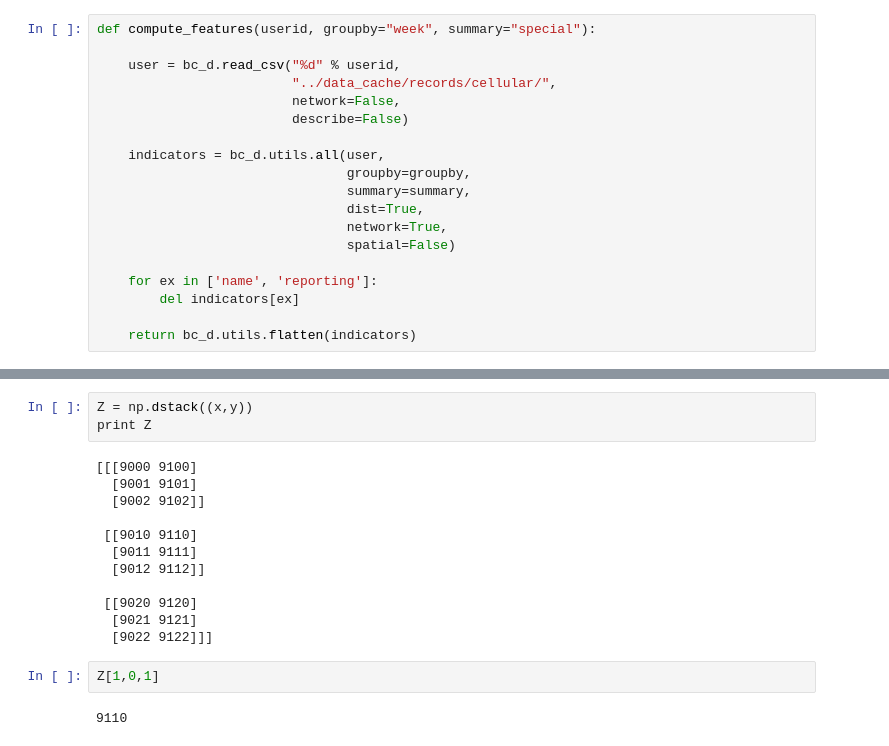
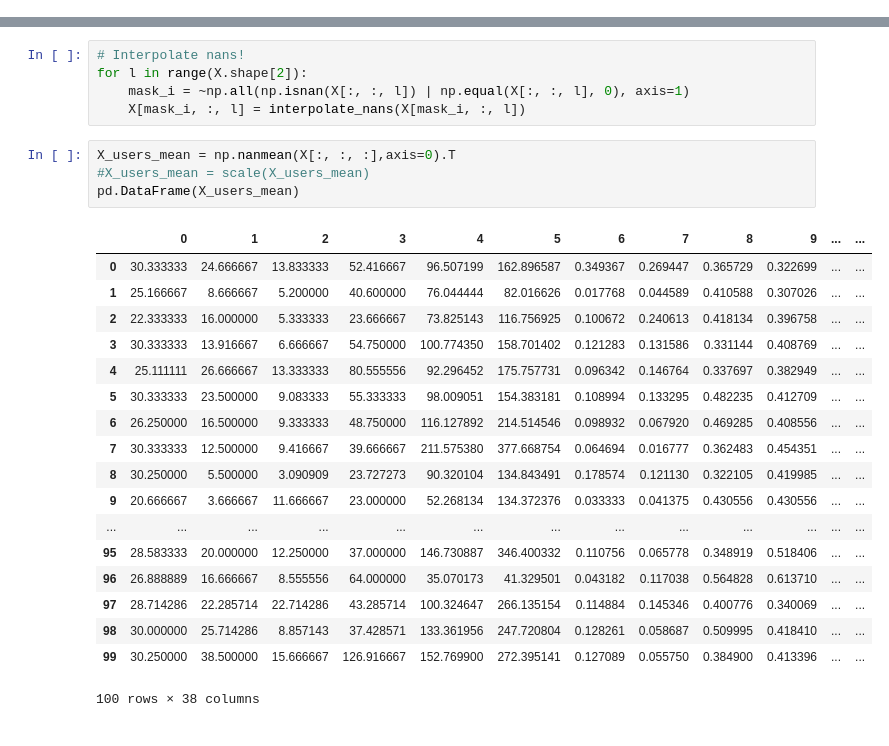
Before and after one commit to ulfaslak/MScProject-build-dataset, a Jupyter notebook: main.ipynb, the cells around one changed output, grey strips where cells are left out. Drawn from its saved outputs; the diff is of its cells as text.

```diff
--- a/main.ipynb
+++ b/main.ipynb
@@ -160,19 +109,0 @@ for u in users:
-# %%
-def compute_features(userid, groupby="week", summary="special"):
-
-    user = bc_d.read_csv("%d" % userid,
-                         "../data_cache/records/cellular/",
-                         network=False,
-                         describe=False)
-
-    indicators = bc_d.utils.all(user,
-                                groupby=groupby,
-                                summary=summary,
-                                dist=True,
-                                network=True,
-                                spatial=False)
-
-    for ex in ['name', 'reporting']:
-        del indicators[ex]
-
-    return bc_d.utils.flatten(indicators)
@@ -310,19 +231,28 @@ print y
-# %%
-Z = np.dstack((x,y))
-print Z
-# %% [output]
-[[[9000 9100]
-  [9001 9101]
-  [9002 9102]]
-
- [[9010 9110]
-  [9011 9111]
-  [9012 9112]]
-
- [[9020 9120]
-  [9021 9121]
-  [9022 9122]]]
-# %%
-Z[1,0,1]
-# %% [output]
-9110
+# %%
+# Interpolate nans!
+for l in range(X.shape[2]):
+    mask_i = ~np.all(np.isnan(X[:, :, l]) | np.equal(X[:, :, l], 0), axis=1)
+    X[mask_i, :, l] = interpolate_nans(X[mask_i, :, l])
+# %%
+X_users_mean = np.nanmean(X[:, :, :],axis=0).T
+#X_users_mean = scale(X_users_mean)
+pd.DataFrame(X_users_mean)
+# %% [output]
+|  | 0 | 1 | 2 | 3 | 4 | 5 | 6 | 7 | 8 | 9 | ... | ... |
+| 0 | 30.333333 | 24.666667 | 13.833333 | 52.416667 | 96.507199 | 162.896587 | 0.349367 | 0.269447 | 0.365729 | 0.322699 | ... | ... |
+| 1 | 25.166667 | 8.666667 | 5.200000 | 40.600000 | 76.044444 | 82.016626 | 0.017768 | 0.044589 | 0.410588 | 0.307026 | ... | ... |
+| 2 | 22.333333 | 16.000000 | 5.333333 | 23.666667 | 73.825143 | 116.756925 | 0.100672 | 0.240613 | 0.418134 | 0.396758 | ... | ... |
+| 3 | 30.333333 | 13.916667 | 6.666667 | 54.750000 | 100.774350 | 158.701402 | 0.121283 | 0.131586 | 0.331144 | 0.408769 | ... | ... |
+| 4 | 25.111111 | 26.666667 | 13.333333 | 80.555556 | 92.296452 | 175.757731 | 0.096342 | 0.146764 | 0.337697 | 0.382949 | ... | ... |
+| 5 | 30.333333 | 23.500000 | 9.083333 | 55.333333 | 98.009051 | 154.383181 | 0.108994 | 0.133295 | 0.482235 | 0.412709 | ... | ... |
+| 6 | 26.250000 | 16.500000 | 9.333333 | 48.750000 | 116.127892 | 214.514546 | 0.098932 | 0.067920 | 0.469285 | 0.408556 | ... | ... |
+| 7 | 30.333333 | 12.500000 | 9.416667 | 39.666667 | 211.575380 | 377.668754 | 0.064694 | 0.016777 | 0.362483 | 0.454351 | ... | ... |
+| 8 | 30.250000 | 5.500000 | 3.090909 | 23.727273 | 90.320104 | 134.843491 | 0.178574 | 0.121130 | 0.322105 | 0.419985 | ... | ... |
+| 9 | 20.666667 | 3.666667 | 11.666667 | 23.000000 | 52.268134 | 134.372376 | 0.033333 | 0.041375 | 0.430556 | 0.430556 | ... | ... |
+| ... | ... | ... | ... | ... | ... | ... | ... | ... | ... | ... | ... | ... |
+| 95 | 28.583333 | 20.000000 | 12.250000 | 37.000000 | 146.730887 | 346.400332 | 0.110756 | 0.065778 | 0.348919 | 0.518406 | ... | ... |
+| 96 | 26.888889 | 16.666667 | 8.555556 | 64.000000 | 35.070173 | 41.329501 | 0.043182 | 0.117038 | 0.564828 | 0.613710 | ... | ... |
+| 97 | 28.714286 | 22.285714 | 22.714286 | 43.285714 | 100.324647 | 266.135154 | 0.114884 | 0.145346 | 0.400776 | 0.340069 | ... | ... |
+| 98 | 30.000000 | 25.714286 | 8.857143 | 37.428571 | 133.361956 | 247.720804 | 0.128261 | 0.058687 | 0.509995 | 0.418410 | ... | ... |
+| 99 | 30.250000 | 38.500000 | 15.666667 | 126.916667 | 152.769900 | 272.395141 | 0.127089 | 0.055750 | 0.384900 | 0.413396 | ... | ... |
+100 rows × 38 columns
```
Also changed, not shown: parts of 22 cells of this notebook, 2 other files.
